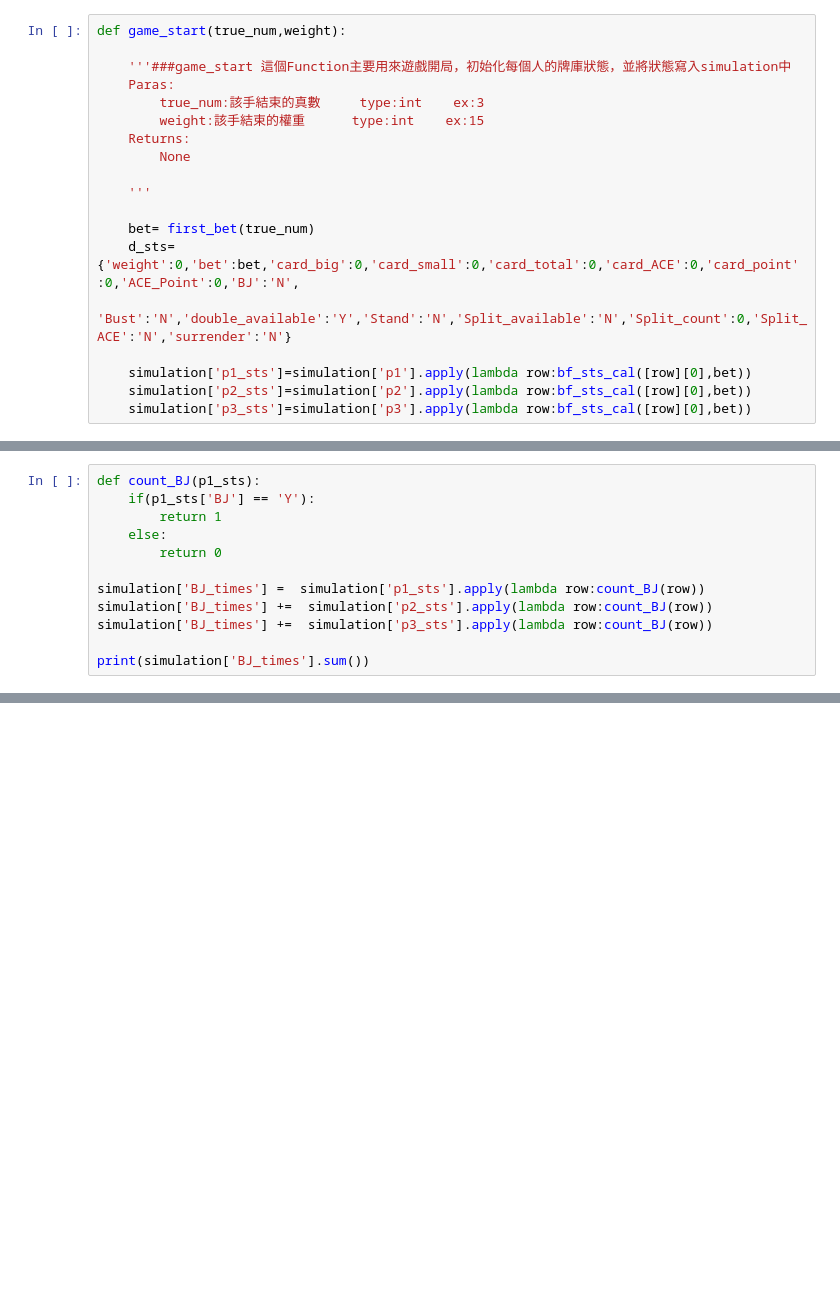
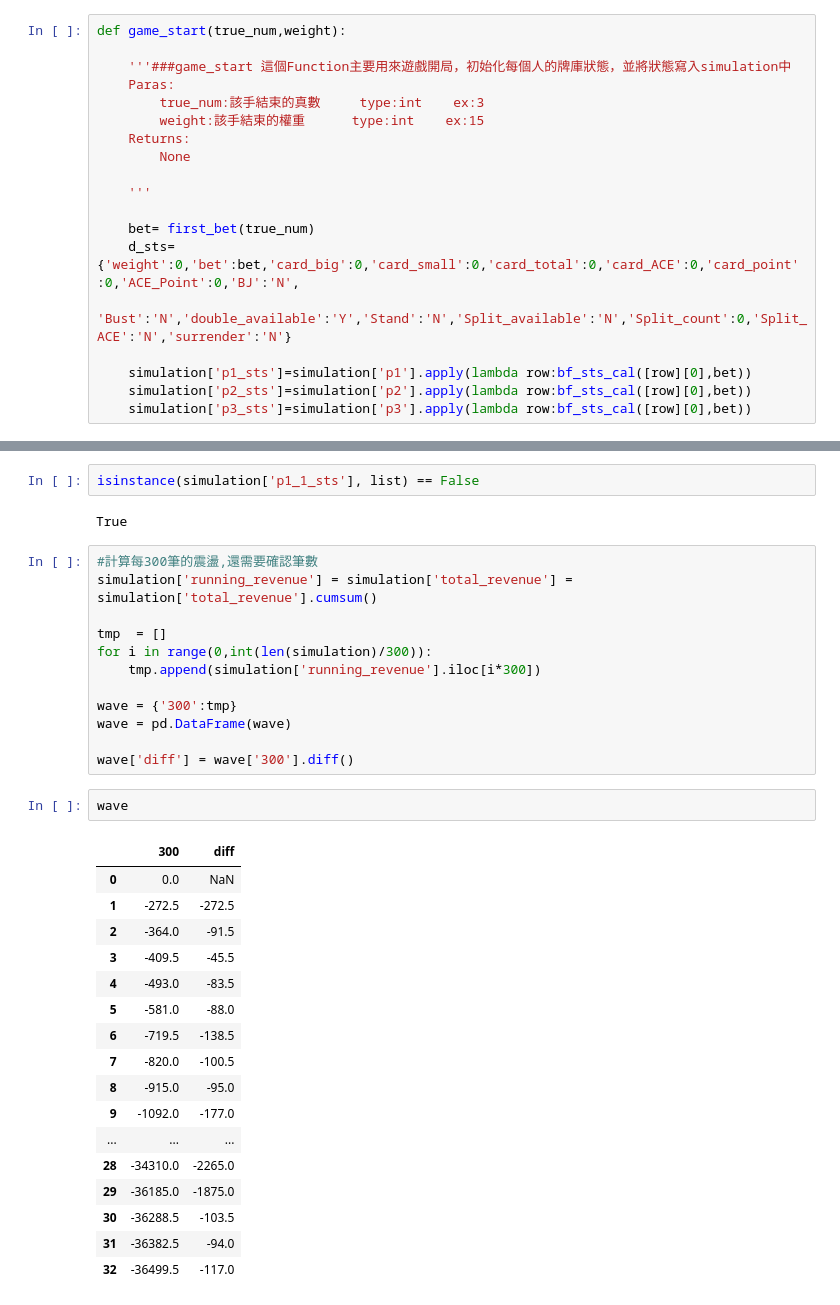
Before and after one commit to Pilotleo/European_Blackjack, a Jupyter notebook: European_modi2.ipynb, the cells around one changed output, grey strips where cells are left out. Saved outputs shown, nothing was run; the diff lists cells and outputs as text; blank space fills up the shorter version.

```diff
--- a/European_modi2.ipynb
+++ b/European_modi2.ipynb
@@ -503,12 +443,0 @@ def card_count(p_card):
-# %%
-def count_BJ(p1_sts):
-    if(p1_sts['BJ'] == 'Y'):
-        return 1
-    else:
-        return 0
-
-simulation['BJ_times'] =  simulation['p1_sts'].apply(lambda row:count_BJ(row))
-simulation['BJ_times'] +=  simulation['p2_sts'].apply(lambda row:count_BJ(row))
-simulation['BJ_times'] +=  simulation['p3_sts'].apply(lambda row:count_BJ(row))
-
-print(simulation['BJ_times'].sum())
@@ -1366,0 +1242,36 @@ t_revenue
+# %%
+isinstance(simulation['p1_1_sts'], list) == False
+# %% [output]
+True
+# %%
+#計算每300筆的震盪,還需要確認筆數
+simulation['running_revenue'] = simulation['total_revenue'] = simulation['total_revenue'].cumsum()
+
+tmp  = []
+for i in range(0,int(len(simulation)/300)):
+    tmp.append(simulation['running_revenue'].iloc[i*300])
+
+wave = {'300':tmp}
+wave = pd.DataFrame(wave)
+
+wave['diff'] = wave['300'].diff()
+# %%
+wave
+# %% [output]
+|  | 300 | diff |
+| 0 | 0.0 | NaN |
+| 1 | -272.5 | -272.5 |
+| 2 | -364.0 | -91.5 |
+| 3 | -409.5 | -45.5 |
+| 4 | -493.0 | -83.5 |
+| 5 | -581.0 | -88.0 |
+| 6 | -719.5 | -138.5 |
+| 7 | -820.0 | -100.5 |
+| 8 | -915.0 | -95.0 |
+| 9 | -1092.0 | -177.0 |
+| ... | ... | ... |
+| 28 | -34310.0 | -2265.0 |
+| 29 | -36185.0 | -1875.0 |
+| 30 | -36288.5 | -103.5 |
+| 31 | -36382.5 | -94.0 |
+| 32 | -36499.5 | -117.0 |
```
Also changed, not shown: parts of 63 cells of this notebook.
